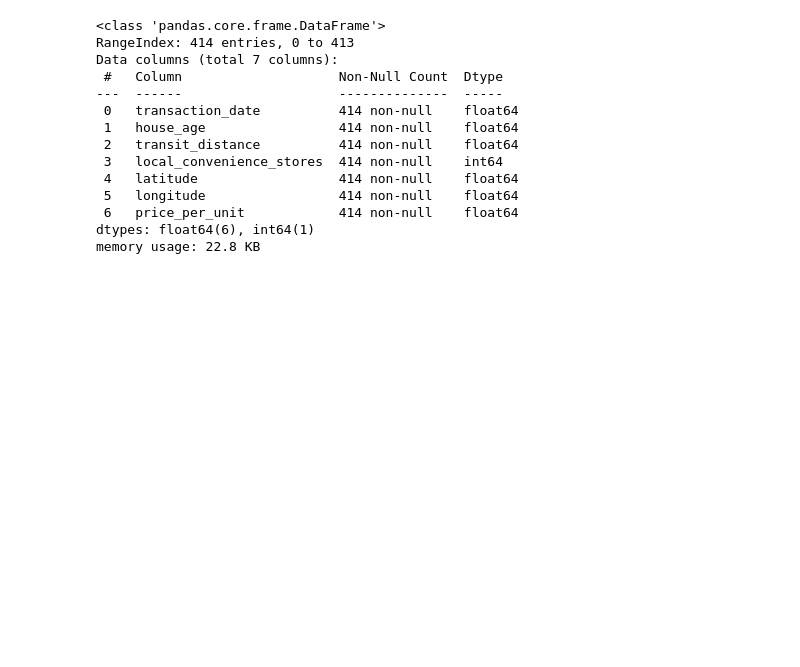
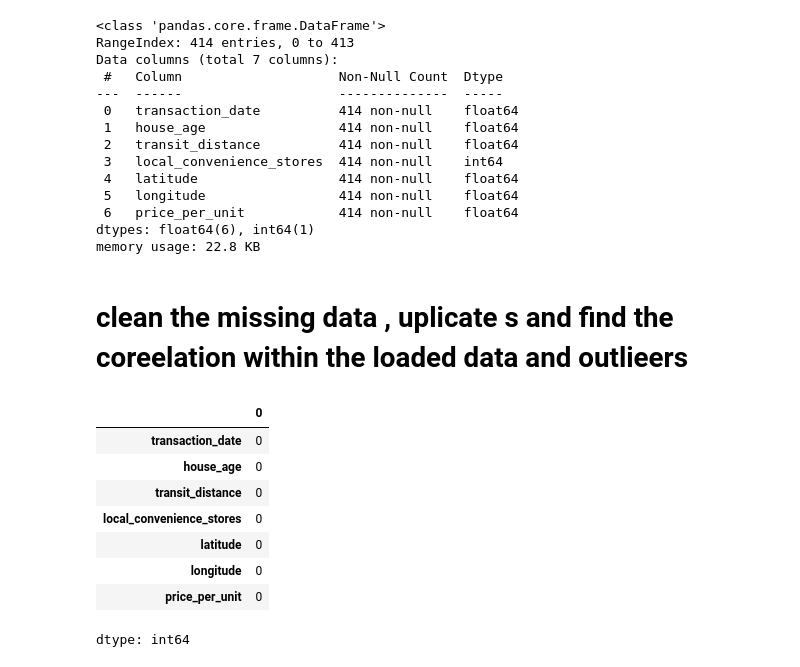
Before and after one commit to Mainabryan/real_estate_regression_model, a Jupyter notebook: background_codines_for_the_real_estate_prediction_model.ipynb, the cells around one changed output. Drawn from its saved outputs; the diff is of its cells as text; code cells hidden in the pictures; blank space fills up the shorter version.

```diff
--- a/background_codines_for_the_real_estate_prediction_model.ipynb
+++ b/background_codines_for_the_real_estate_prediction_model.ipynb
@@ -91,3 +91,17 @@ Data columns (total 7 columns):
  6   price_per_unit            414 non-null    float64
 dtypes: float64(6), int64(1)
 memory usage: 22.8 KB
+# %% [markdown]
+# clean the missing data , uplicate s and find the coreelation within the loaded data and outlieers
+# %%
+df.isnull().sum()
+# %% [output]
+|  | 0 |
+| transaction_date | 0 |
+| house_age | 0 |
+| transit_distance | 0 |
+| local_convenience_stores | 0 |
+| latitude | 0 |
+| longitude | 0 |
+| price_per_unit | 0 |
+dtype: int64
```
Also changed, not shown: parts of 4 cells of this notebook.
